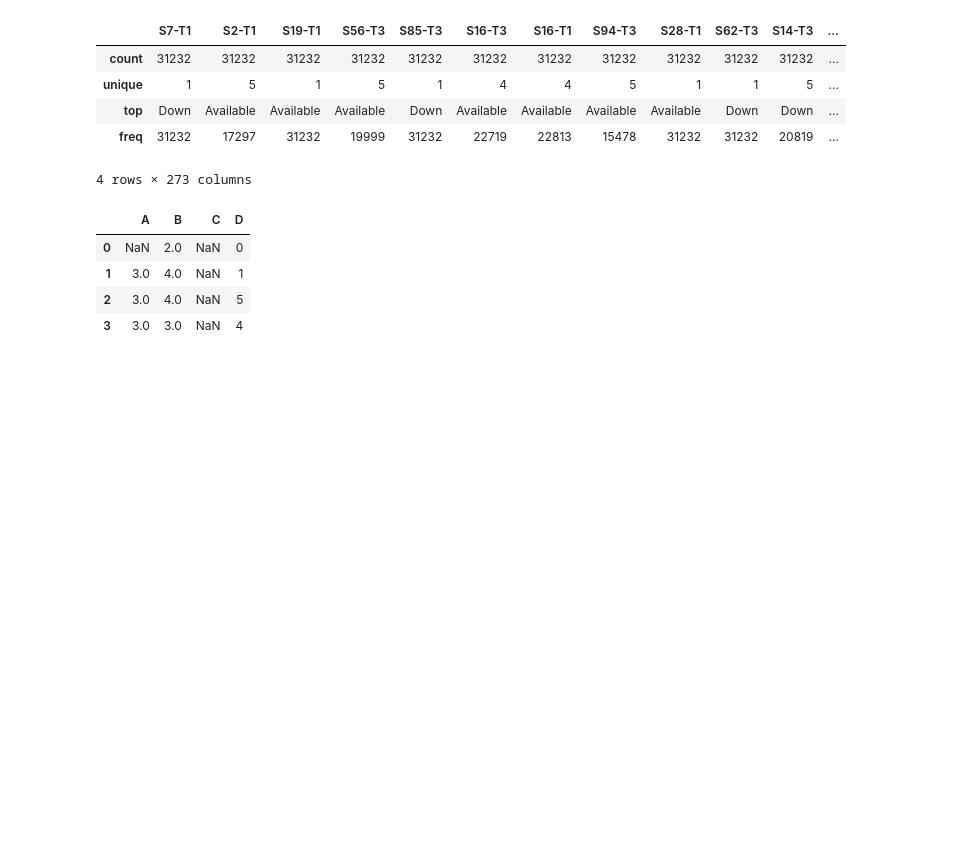
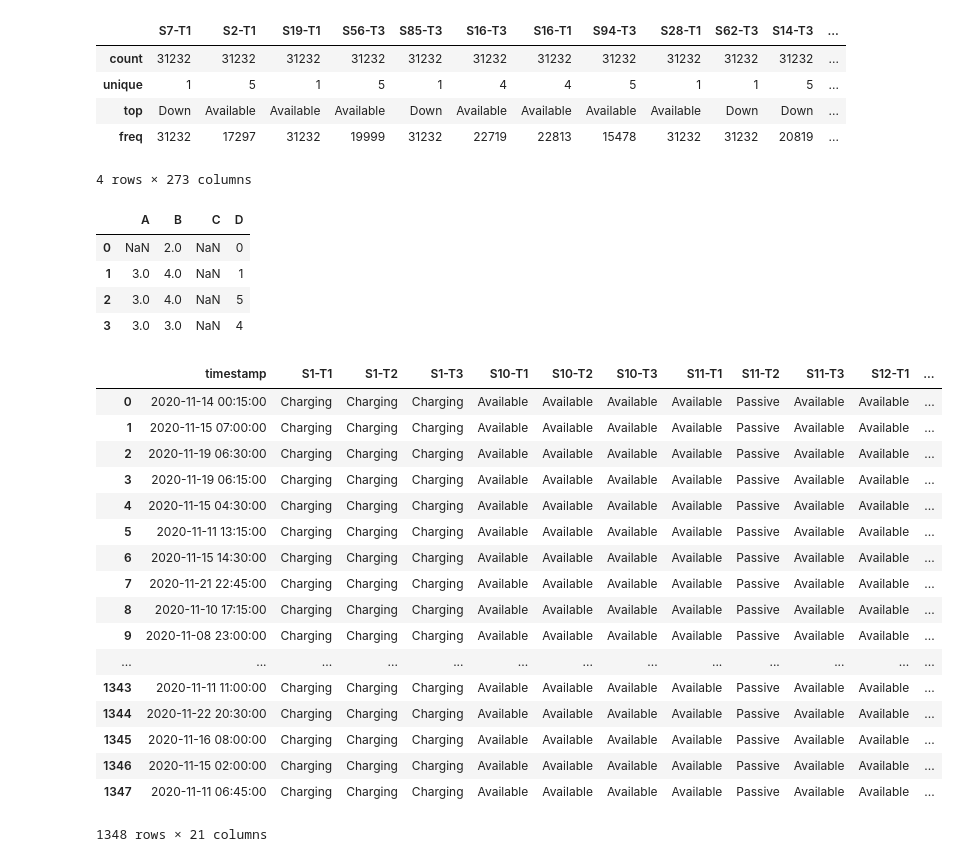
Before and after one commit to jtobelem-simplon/planete-oui-challenge, a Jupyter notebook: ipython_notebooks/jtobelem's Python notebook.ipynb, the cells around one changed output. Cells and saved outputs as stored; diff of their text form; code cells hidden in the pictures; blank space fills up the shorter version.

```diff
--- a/ipython_notebooks/jtobelem's Python notebook.ipynb
+++ b/ipython_notebooks/jtobelem's Python notebook.ipynb
@@ -144,4 +144,23 @@ df.reset_index(inplace=True)
 forecast_by_station = dataiku.Dataset("forecast_by_station")
 forecast_by_station_df = forecast_by_station.get_dataframe()
 # %%
-forecast_by_station_df.rename(lambda x : x.split('_')[0])
+forecast_by_station_df.rename(lambda x : x.split('_')[0], axis='columns')
+# %% [output]
+|  | timestamp | S1-T1 | S1-T2 | S1-T3 | S10-T1 | S10-T2 | S10-T3 | S11-T1 | S11-T2 | S11-T3 | S12-T1 | ... |
+| 0 | 2020-11-14 00:15:00 | Charging | Charging | Charging | Available | Available | Available | Available | Passive | Available | Available | ... |
+| 1 | 2020-11-15 07:00:00 | Charging | Charging | Charging | Available | Available | Available | Available | Passive | Available | Available | ... |
+| 2 | 2020-11-19 06:30:00 | Charging | Charging | Charging | Available | Available | Available | Available | Passive | Available | Available | ... |
+| 3 | 2020-11-19 06:15:00 | Charging | Charging | Charging | Available | Available | Available | Available | Passive | Available | Available | ... |
+| 4 | 2020-11-15 04:30:00 | Charging | Charging | Charging | Available | Available | Available | Available | Passive | Available | Available | ... |
+| 5 | 2020-11-11 13:15:00 | Charging | Charging | Charging | Available | Available | Available | Available | Passive | Available | Available | ... |
+| 6 | 2020-11-15 14:30:00 | Charging | Charging | Charging | Available | Available | Available | Available | Passive | Available | Available | ... |
+| 7 | 2020-11-21 22:45:00 | Charging | Charging | Charging | Available | Available | Available | Available | Passive | Available | Available | ... |
+| 8 | 2020-11-10 17:15:00 | Charging | Charging | Charging | Available | Available | Available | Available | Passive | Available | Available | ... |
+| 9 | 2020-11-08 23:00:00 | Charging | Charging | Charging | Available | Available | Available | Available | Passive | Available | Available | ... |
+| ... | ... | ... | ... | ... | ... | ... | ... | ... | ... | ... | ... | ... |
+| 1343 | 2020-11-11 11:00:00 | Charging | Charging | Charging | Available | Available | Available | Available | Passive | Available | Available | ... |
+| 1344 | 2020-11-22 20:30:00 | Charging | Charging | Charging | Available | Available | Available | Available | Passive | Available | Available | ... |
+| 1345 | 2020-11-16 08:00:00 | Charging | Charging | Charging | Available | Available | Available | Available | Passive | Available | Available | ... |
+| 1346 | 2020-11-15 02:00:00 | Charging | Charging | Charging | Available | Available | Available | Available | Passive | Available | Available | ... |
+| 1347 | 2020-11-11 06:45:00 | Charging | Charging | Charging | Available | Available | Available | Available | Passive | Available | Available | ... |
+1348 rows × 21 columns
```
